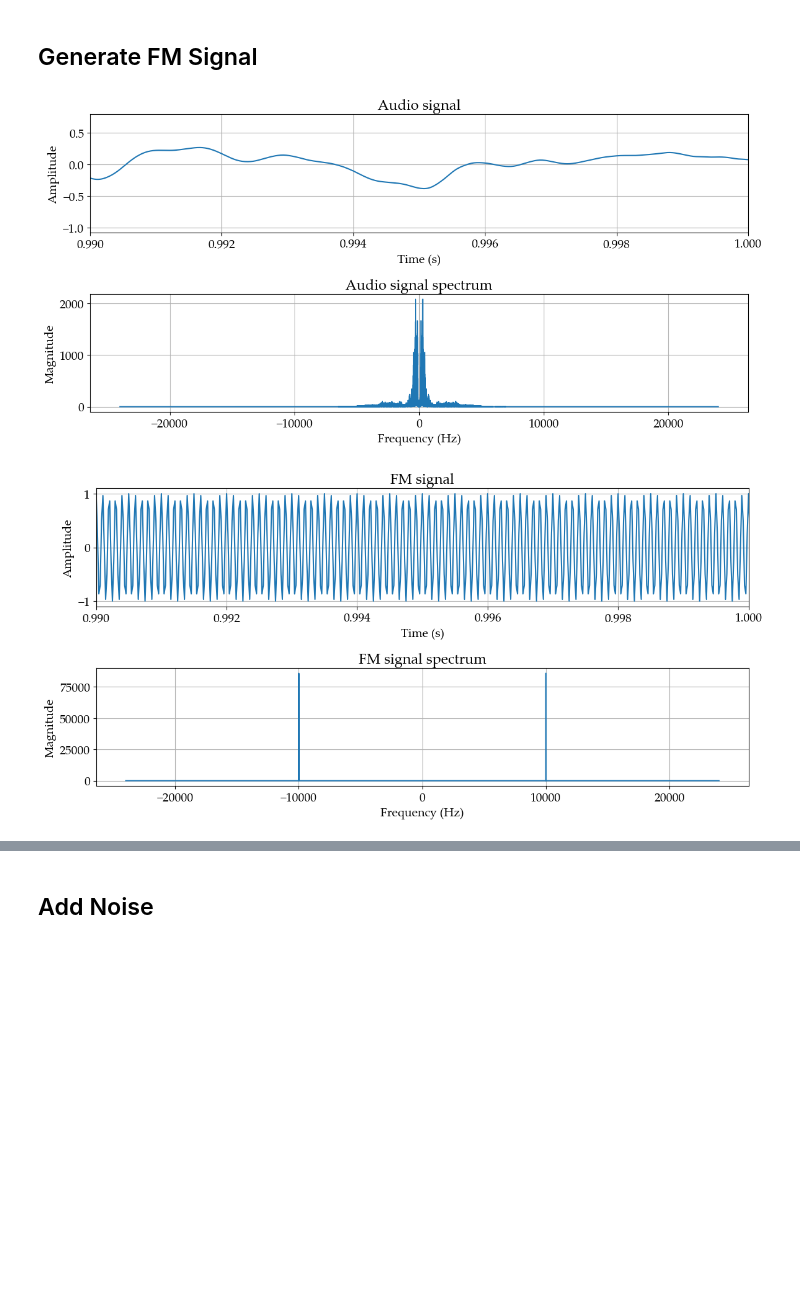
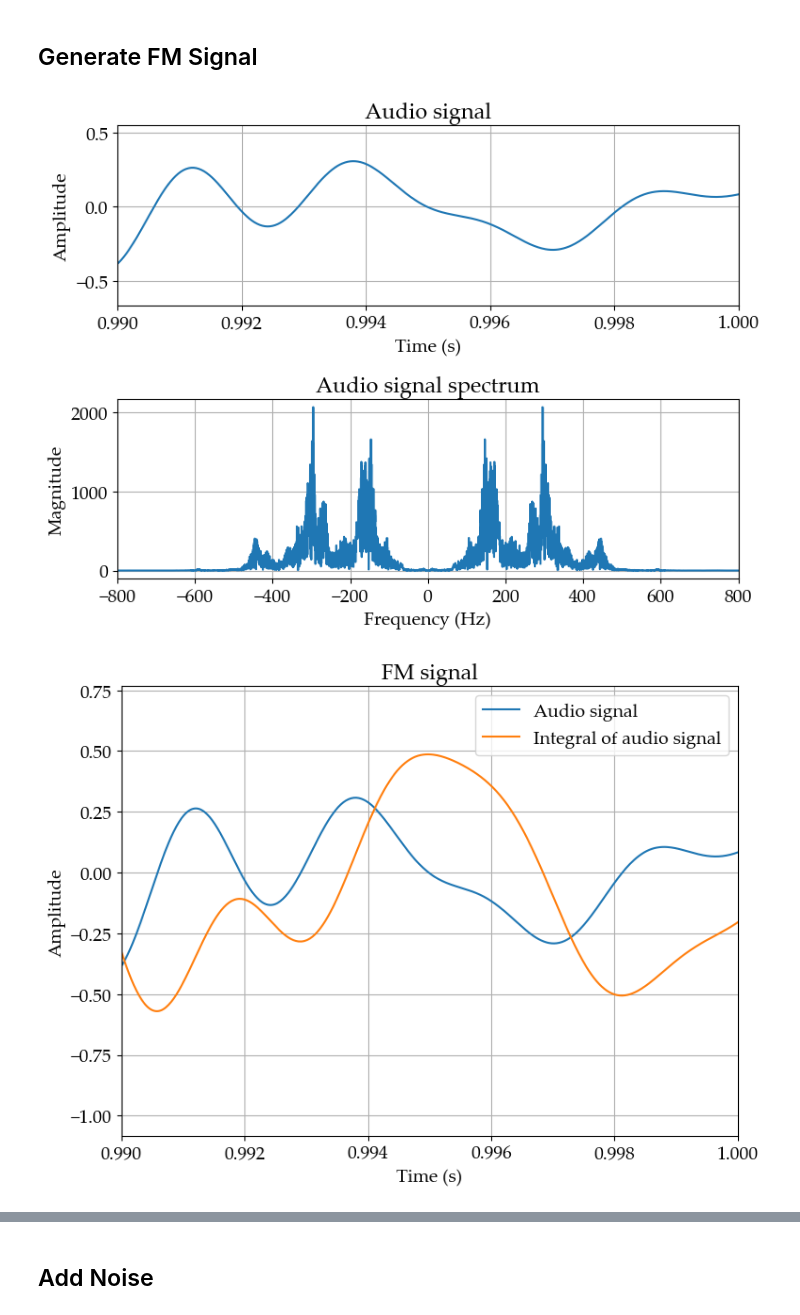
Before and after one commit to martinz2002/ece459-project-fa23-zjui, a Jupyter notebook: project_main/audio_processing_fm.ipynb, the cells around one changed output, grey strips where cells are left out. Drawn from its saved outputs; the diff is of its cells as text; code cells hidden in the pictures; blank space fills up the shorter version.

```diff
--- a/project_main/audio_processing_fm.ipynb
+++ b/project_main/audio_processing_fm.ipynb
@@ -58,11 +65,14 @@ from scipy.fftpack import fft, fftshift
 from scipy.io import wavfile
 from scipy import signal
 
-kf = 0.3    # modulation index
 fc = 1e4    # carrier frequency
-bw = 4e3    # required baseband bandwidth
+bw = 400    # required baseband bandwidth
+mod_index = 0.3   # modulation index specified by the problem
+deviation = mod_index * bw
+kf = deviation / max(message)  # modulation sensitivity
 
 fs, orig_data = wavfile.read('audio.wav')
+
 # message is the normalized audio signal
 message = butter_lowpass_filter(orig_data / np.max(np.abs(orig_data)), bw, fs, order=8)
 t = np.arange(0, len(message)/fs, 1/fs)  # Time vector
@@ -70,48 +80,66 @@ t = np.arange(0, len(message)/fs, 1/fs)  # Time vector
 # calculate frequency deviation
 deviation = kf*max(message)
 
-# 2. Perform Frequency Modulation (FM)
+# integrate message and modulate
 integral_of_message = np.cumsum(message) / fs
-fm_signal = np.cos(2 * np.pi * fc * t + 2 * np.pi * deviation * integral_of_message)
+integral_of_message_normalized = integral_of_message / np.max(np.abs(integral_of_message))
+fm_signal = np.cos(2 * np.pi * fc * t + 2 * np.pi * deviation * integral_of_message_normalized)
 fm_signal_spectrum = fftshift(fft(fm_signal))
 freqs = np.linspace(-fs/2, fs/2, len(fm_signal_spectrum))
 # %%
 # plot audio signal and its fft
-plt.figure(figsize=(12, 6))
+plt.figure()
 plt.subplot(2, 1, 1)
 plt.plot(t, message)
 plt.title('Audio signal')
 plt.xlabel('Time (s)')
 plt.xlim(0.99, 1)
 plt.ylabel('Amplitude')
 plt.grid(True)
 plt.subplot(2, 1, 2)
 plt.plot(freqs, np.abs(fftshift(fft(message))))
 plt.title('Audio signal spectrum')
 plt.xlabel('Frequency (Hz)')
 plt.ylabel('Magnitude')
+plt.xlim(-2*bw, 2*bw)
 plt.grid(True)
 plt.tight_layout()
 plt.show()
 
-
-# plot fm signal and its fft
-plt.figure(figsize=(12, 6))
-plt.subplot(2, 1, 1)
-plt.plot(t, fm_signal)
+# plot fm signal phase
+plt.figure()
+plt.plot(t, message, label='Audio signal')
+plt.plot(t, integral_of_message_normalized, label='Integral of audio signal')
 plt.title('FM signal')
 plt.xlabel('Time (s)')
 plt.xlim(0.99, 1)
 plt.ylabel('Amplitude')
+plt.legend(loc='best')
+plt.grid(True)
+plt.tight_layout()
+plt.show()
+
+# plot fm signal and its fft
+plt.figure()
+plt.subplot(2, 1, 1)
+plt.plot(t, fm_signal, label='FM signal')
+plt.plot(t, message, label='Normalized audio signal')
+plt.title('FM signal')
+plt.xlabel('Time (s)')
+plt.xlim(0.99, 1)
+plt.ylabel('Amplitude')
+plt.legend(loc='best')
 plt.grid(True)
 plt.subplot(2, 1, 2)
 plt.plot(freqs, np.abs(fm_signal_spectrum))
 plt.title('FM signal spectrum')
 plt.xlabel('Frequency (Hz)')
+plt.xlim(fc - bw, fc + bw)
+plt.ylim()
 plt.ylabel('Magnitude')
 plt.grid(True)
 plt.tight_layout()
 plt.show()
 # %% [output]
-[figure, old version]
+[figure, new version]
-[figure, old version]
+[figure, new version]
```
Also changed, not shown: parts of 10 cells of this notebook, 6 other files.
